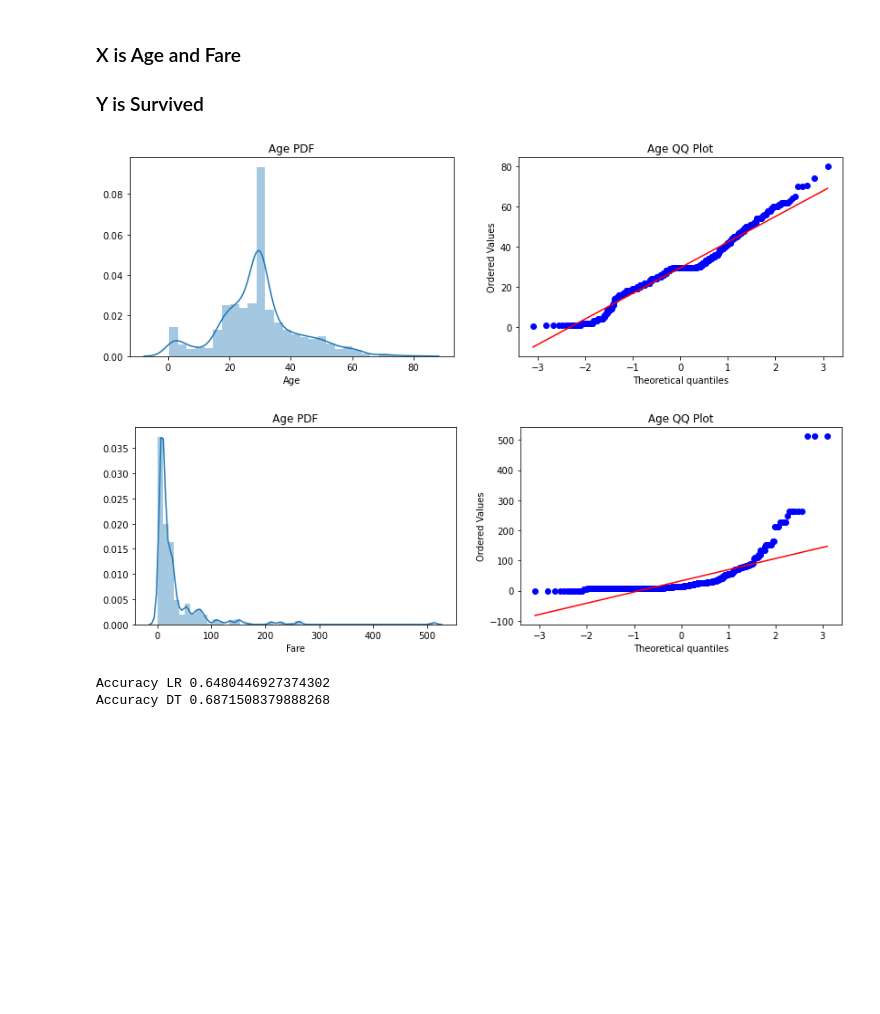
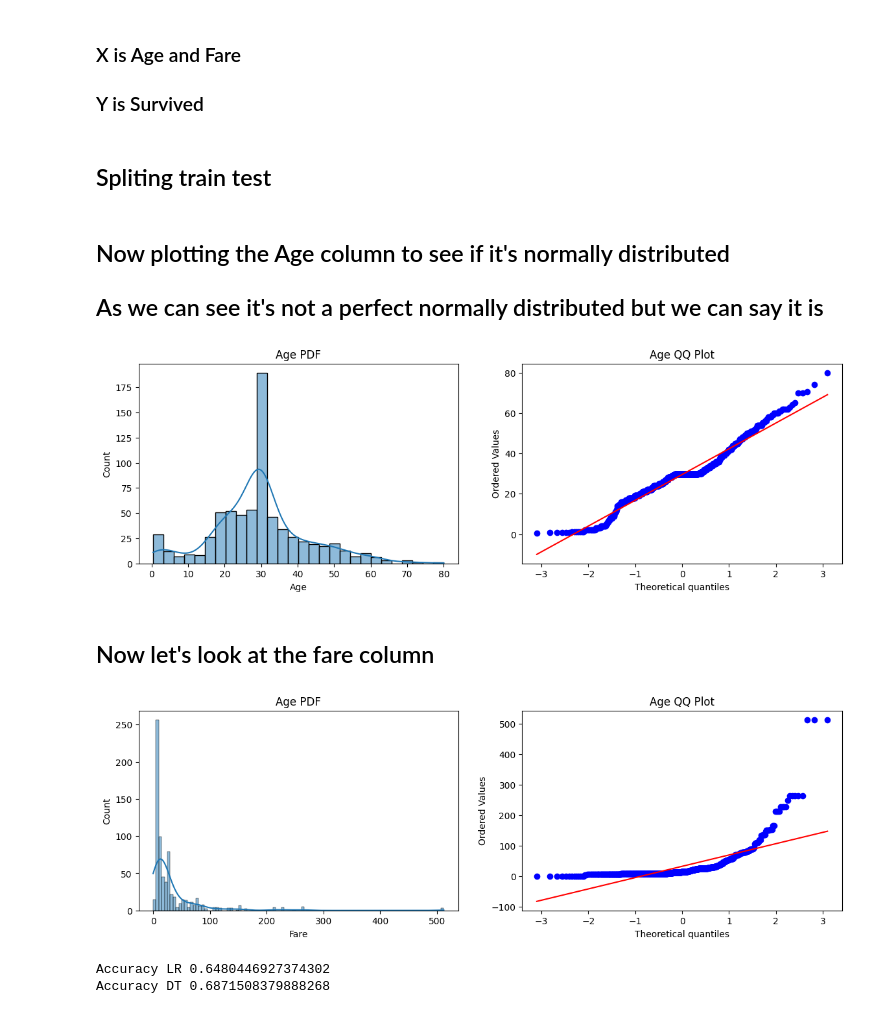
Before and after one commit to sourabhms66/statistics, a Jupyter notebook: function_transformer.ipynb, the cells around one changed output. Drawn from its saved outputs; the diff is of its cells as text; code cells hidden in the pictures; blank space fills up the shorter version.

```diff
--- a/function_transformer.ipynb
+++ b/function_transformer.ipynb
@@ -70,25 +70,32 @@ df.head()
 # %%
 X = df.iloc[:,1:3]
 y = df.iloc[:,0]
+# %% [markdown]
+## Spliting train test
 # %%
 X_train, X_test, y_train, y_test = train_test_split(X,y,test_size=0.2,random_state=42)
+# %% [markdown]
+## Now plotting the Age column to see if it's normally distributed
+## As we can see it's not a perfect normally distributed but we can say it is
 # %%
 plt.figure(figsize=(14,4))
 plt.subplot(121)
-sns.distplot(X_train['Age'])
+sns.histplot(X_train['Age'],kde=True)
 plt.title('Age PDF')
 
 plt.subplot(122)
 stats.probplot(X_train['Age'], dist="norm", plot=plt)
 plt.title('Age QQ Plot')
 
 plt.show()
 # %% [output]
-[figure, old version]
+[figure, new version]
+# %% [markdown]
+## Now let's look at the fare column
 # %%
 plt.figure(figsize=(14,4))
 plt.subplot(121)
-sns.distplot(X_train['Fare'])
+sns.histplot(X_train['Fare'],kde=True)
 plt.title('Age PDF')
 
 plt.subplot(122)
@@ -97,7 +104,7 @@ plt.title('Age QQ Plot')
 
 plt.show()
 # %% [output]
-[figure, old version]
+[figure, new version]
 # %%
 clf = LogisticRegression()
 clf2 = DecisionTreeClassifier()
```
